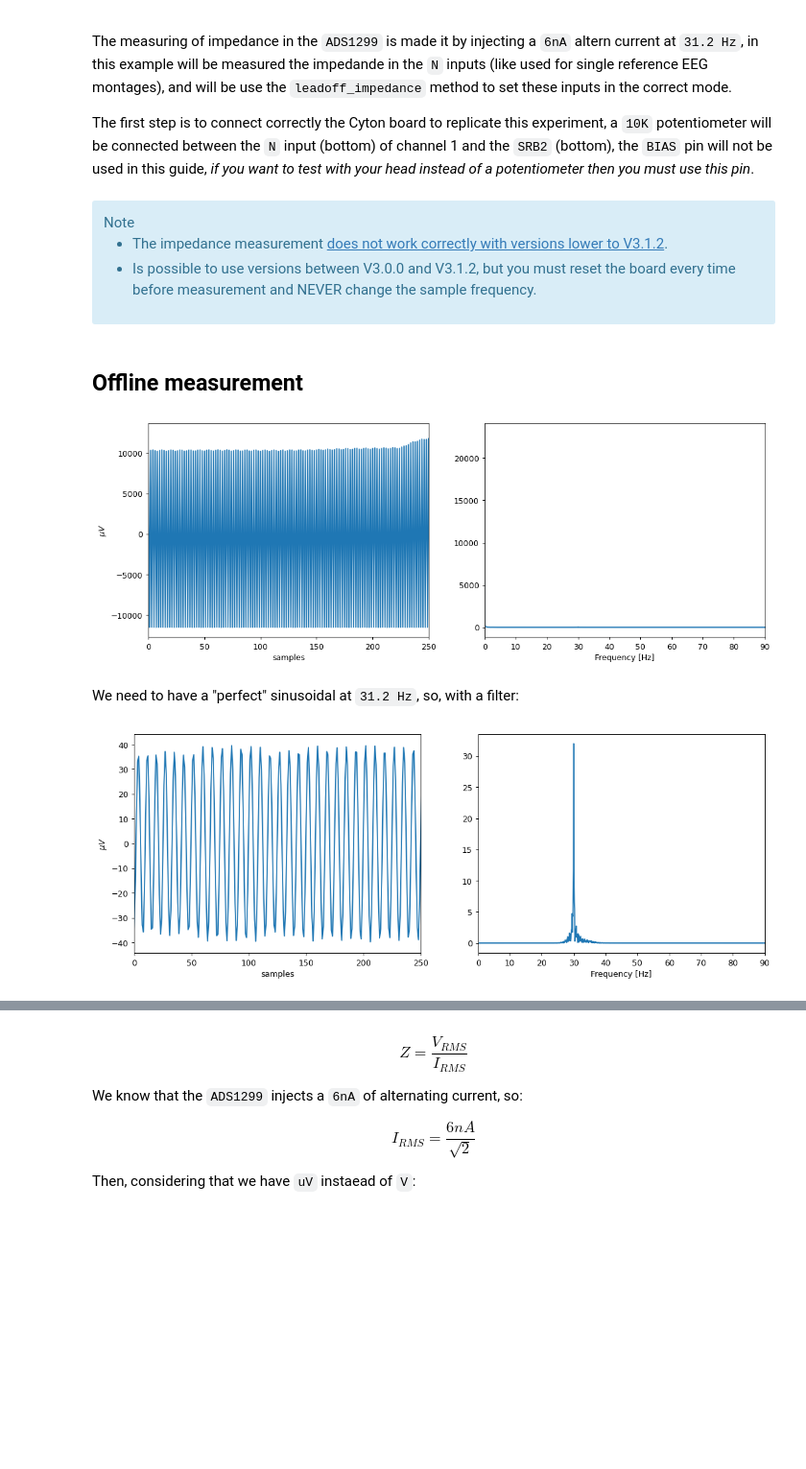
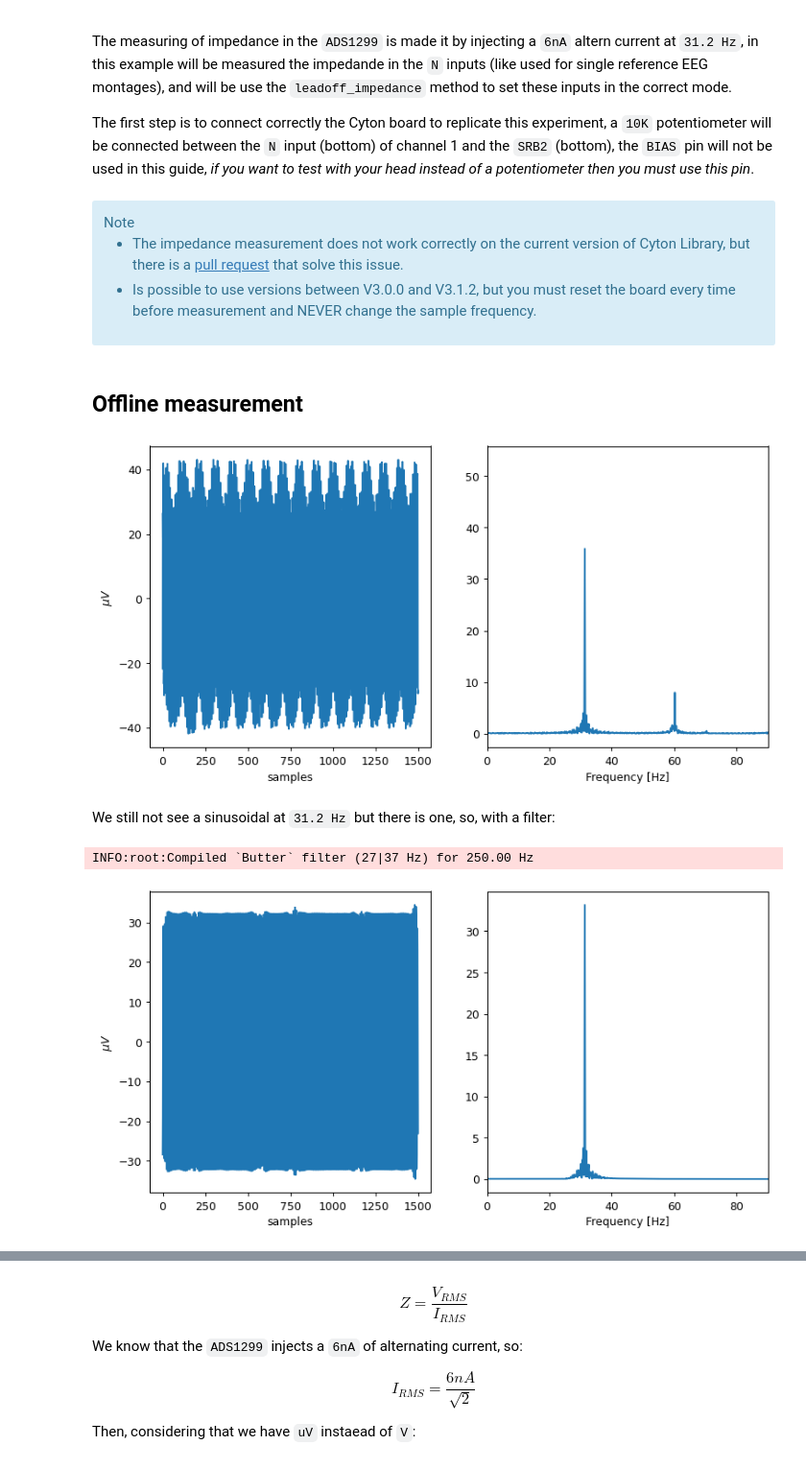
Before and after one commit to UN-GCPDS/openbci-stream, a Jupyter notebook: docs/source/notebooks/A2-electrodes_impedance.ipynb, the cells around one changed output, grey strips where cells are left out. Shown at 96% size. Saved outputs shown, nothing was run; the diff lists cells and outputs as text; code cells hidden in the pictures; blank space fills up the shorter version.

```diff
--- a/docs/source/notebooks/A2-electrodes_impedance.ipynb
+++ b/docs/source/notebooks/A2-electrodes_impedance.ipynb
@@ -12,7 +12,7 @@ import time
 from gcpds.utils.visualizations import plot_eeg
 
 import logging
-logging.getLogger().setLevel(logging.ERROR)
+logging.getLogger().setLevel(logging.INFO)
 logging.getLogger('kafka').setLevel(logging.ERROR)
 logging.getLogger('matplotlib').setLevel(logging.ERROR)
 
@@ -25,7 +25,7 @@ def show(data):
         plt.yticks(np.arange(len(data))*1e6, [f'ch{ch+1}' for ch in range(len(data))])
     else:
         plt.ylabel('$\mu V$')
-    plt.xlim(0, 250)
+#     plt.xlim(0, 250)
     plt.xlabel('samples')
 
     plt.subplot(122)
@@ -56,7 +60,7 @@ The first step is to connect correctly the Cyton board to replicate this experim
 # %% [markdown]
 <div class="alert alert-info"> Note
 
-  * The impedance measurement [does not work correctly with versions lower to V3.1.2](https://github.com/OpenBCI/OpenBCI_Cyton_Library/issues/94).
+  * The impedance measurement does not work correctly on the current version of Cyton Library, but there is a [pull request](https://github.com/OpenBCI/OpenBCI_Cyton_Library/pull/95) that solve this issue.
   * Is possible to use versions between V3.0.0 and V3.1.2, but you must reset the board every time before measurement and NEVER change the sample frequency.
 
 </div>
@@ -65,30 +69,33 @@ The first step is to connect correctly the Cyton board to replicate this experim
 # %%
 # openbci = Cyton('serial', '/dev/ttyUSB1', capture_stream=True, daisy=False)
 openbci = Cyton('wifi', '192.168.1.113', host='192.168.1.1', capture_stream=True, daisy=False)
+
+openbci.command(cons.SAMPLE_RATE_250SPS)
 openbci.command(cons.DEFAULT_CHANNELS_SETTINGS)
 openbci.leadoff_impedance(range(1, 9), pchan=cons.TEST_SIGNAL_NOT_APPLIED, nchan=cons.TEST_SIGNAL_APPLIED)
 
 openbci.stream(7)
-data_raw = np.array(openbci.eeg_time_series[:, 250:])
+data_raw = np.array(openbci.eeg_time_series)
 # %%
 show([data_raw[0]])
 # %% [output]
-[figure, old version]
+[figure, new version]
 # %% [markdown]
-We need to have a "perfect" sinusoidal at `31.2 Hz`, so, with a filter:
+We still not see a sinusoidal at `31.2 Hz` but there is one, so, with a filter:
 # %%
 band_2737 = GenericButterBand(27, 37, fs=250)
 
 def filter_impedance(v):
     v = notch60(v, fs=250)
     return band_2737(v, fs=250)
 
 data = filter_impedance(data_raw)
-data = data[:, 100:-100]
+# data = data[:, 100:-100]
 
 show([data[0]])
 # %% [output]
+INFO:root:Compiled `Butter` filter (27|37 Hz) for 250.00 Hz
-[figure, old version]
+[figure, new version]
 # %% [markdown]
 Now we need the `RMS` voltage, there is a lot of formulas to get this value, even using the `std`, but I like to use one based on the `VPP`:
 
```
Also changed, not shown: parts of 7 cells of this notebook, 6 other files.
